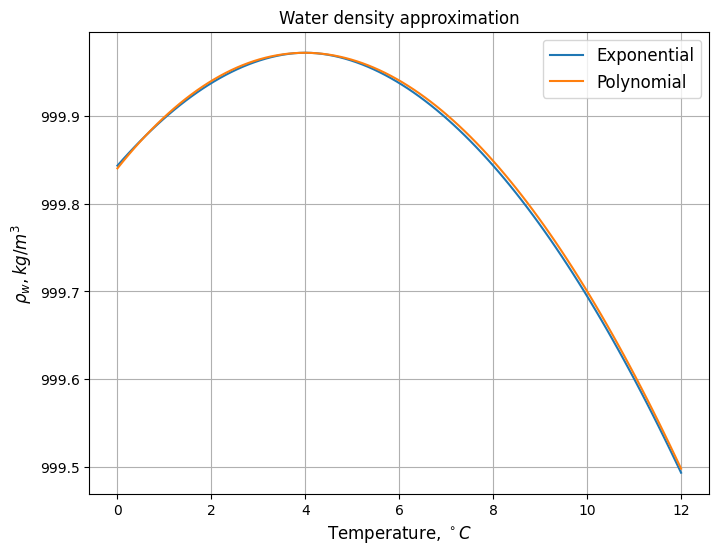
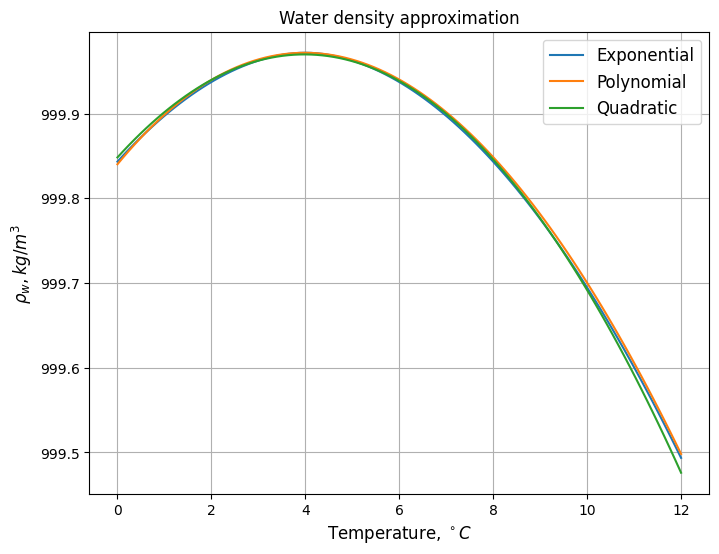
The change to this notebook cell's code, shown as a diff; its figure went from the first image to the second:
--- before
+++ after
@@ -12,12 +12,19 @@
     return 999.840281167108 + 0.0673268037314653 * T - 0.00894484552601798 * T**2 + 8.78462866500416e-5 * T**3 - 6.62139792627547e-7 * T**4
 
+def density_quadratic(T: np.ndarray):
+    return 999.97 * (1.0 - 7.68e-6 * (T - 3.98)**2)
+    
 T = np.linspace(0, 12, 100)
 rho_exp = density_exp(T)
 rho_poly = density_poly(T)
+rho_quad = density_quadratic(T)
 
+print(np.max(np.abs((rho_exp-rho_quad)*100/rho_quad)))
 plt.figure(figsize=(8, 6))
 ax = plt.axes()
 plt.plot(T, rho_exp, label="Exponential")
 plt.plot(T, rho_poly, label="Polynomial")
+plt.plot(T, rho_quad, label="Quadratic")
+
 ax.set_title("Water density approximation")
 ax.set_xlabel(r"Temperature, $^\circ C$", fontsize=12)

Commit: add quadratic density approximation